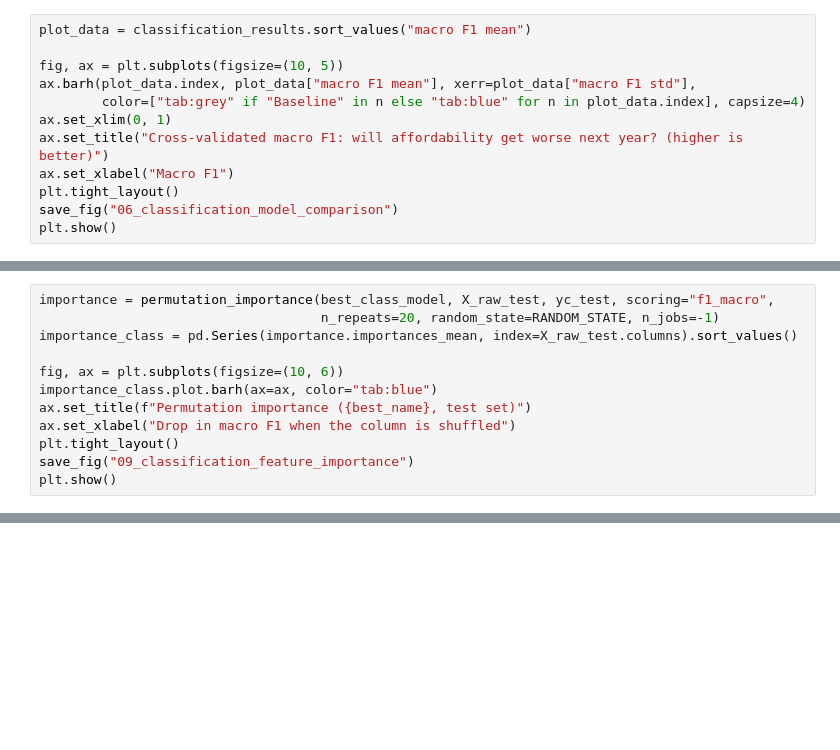
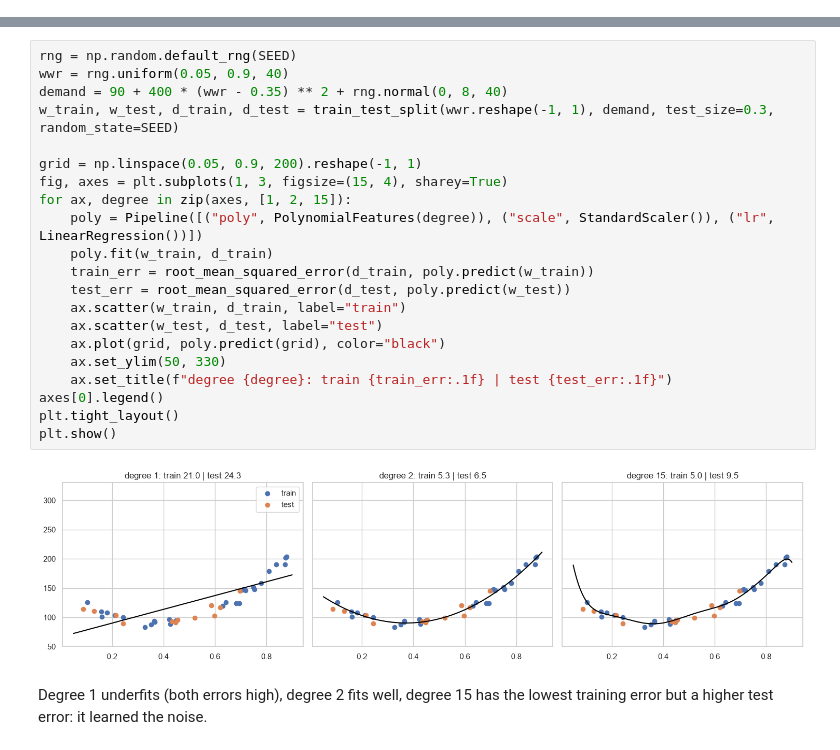
Before and after one commit to iaac-maai/Group8-day1-assignment, a Jupyter notebook: notebook/Day2_models.ipynb, the cells around one changed output, grey strips where cells are left out. Drawn from its saved outputs; the diff is of its cells as text; blank space fills up the shorter version.

```diff
--- a/notebook/Day2_models.ipynb
+++ b/notebook/Day2_models.ipynb
@@ -2173,12 +0,0 @@ Gradient boosting                  done in   0.1 s
-# %%
-plot_data = classification_results.sort_values("macro F1 mean")
-
-fig, ax = plt.subplots(figsize=(10, 5))
-ax.barh(plot_data.index, plot_data["macro F1 mean"], xerr=plot_data["macro F1 std"],
-        color=["tab:grey" if "Baseline" in n else "tab:blue" for n in plot_data.index], capsize=4)
-ax.set_xlim(0, 1)
-ax.set_title("Cross-validated macro F1: will affordability get worse next year? (higher is better)")
-ax.set_xlabel("Macro F1")
-plt.tight_layout()
-save_fig("06_classification_model_comparison")
-plt.show()
@@ -2277,12 +0,0 @@ Permutation importance again, this time with **macro F1** as the score.
-# %%
-importance = permutation_importance(best_class_model, X_raw_test, yc_test, scoring="f1_macro",
-                                    n_repeats=20, random_state=RANDOM_STATE, n_jobs=-1)
-importance_class = pd.Series(importance.importances_mean, index=X_raw_test.columns).sort_values()
-
-fig, ax = plt.subplots(figsize=(10, 6))
-importance_class.plot.barh(ax=ax, color="tab:blue")
-ax.set_title(f"Permutation importance ({best_name}, test set)")
-ax.set_xlabel("Drop in macro F1 when the column is shuffled")
-plt.tight_layout()
-save_fig("09_classification_feature_importance")
-plt.show()
@@ -2468,0 +96,25 @@ Today every example came with an answer (`y`). What if we only have `X`? On Day
+# %%
+rng = np.random.default_rng(SEED)
+wwr = rng.uniform(0.05, 0.9, 40)
+demand = 90 + 400 * (wwr - 0.35) ** 2 + rng.normal(0, 8, 40)
+w_train, w_test, d_train, d_test = train_test_split(wwr.reshape(-1, 1), demand, test_size=0.3, random_state=SEED)
+
+grid = np.linspace(0.05, 0.9, 200).reshape(-1, 1)
+fig, axes = plt.subplots(1, 3, figsize=(15, 4), sharey=True)
+for ax, degree in zip(axes, [1, 2, 15]):
+    poly = Pipeline([("poly", PolynomialFeatures(degree)), ("scale", StandardScaler()), ("lr", LinearRegression())])
+    poly.fit(w_train, d_train)
+    train_err = root_mean_squared_error(d_train, poly.predict(w_train))
+    test_err = root_mean_squared_error(d_test, poly.predict(w_test))
+    ax.scatter(w_train, d_train, label="train")
+    ax.scatter(w_test, d_test, label="test")
+    ax.plot(grid, poly.predict(grid), color="black")
+    ax.set_ylim(50, 330)
+    ax.set_title(f"degree {degree}: train {train_err:.1f} | test {test_err:.1f}")
+axes[0].legend()
+plt.tight_layout()
+plt.show()
+# %% [output]
+[figure, added]
+# %% [markdown]
+Degree 1 underfits (both errors high), degree 2 fits well, degree 15 has the lowest training error but a higher test error: it learned the noise.
```
Also changed, not shown: parts of 189 cells of this notebook, 15 other files.
